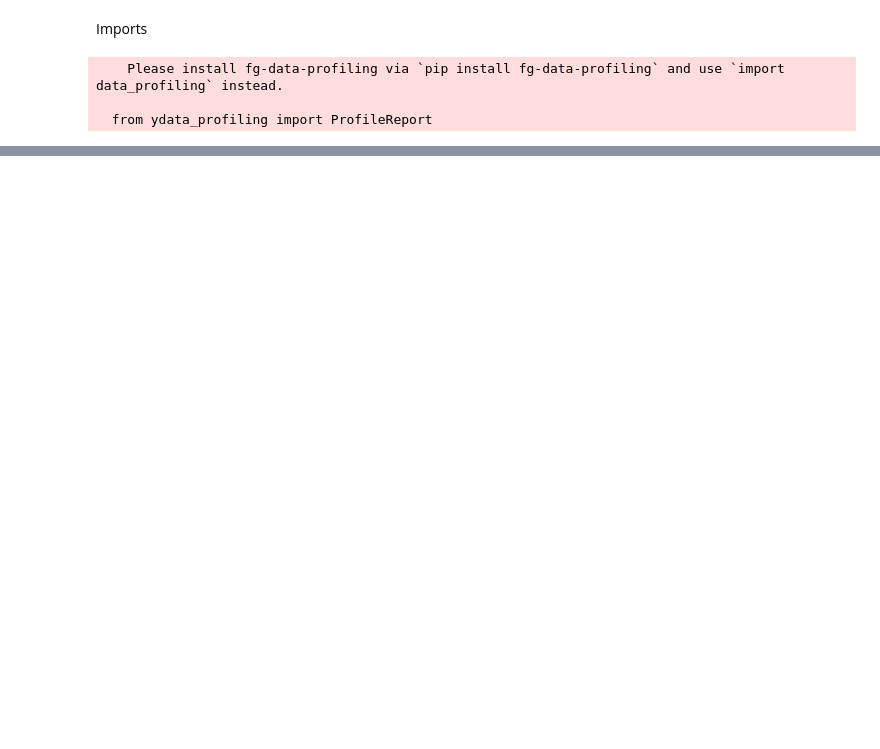
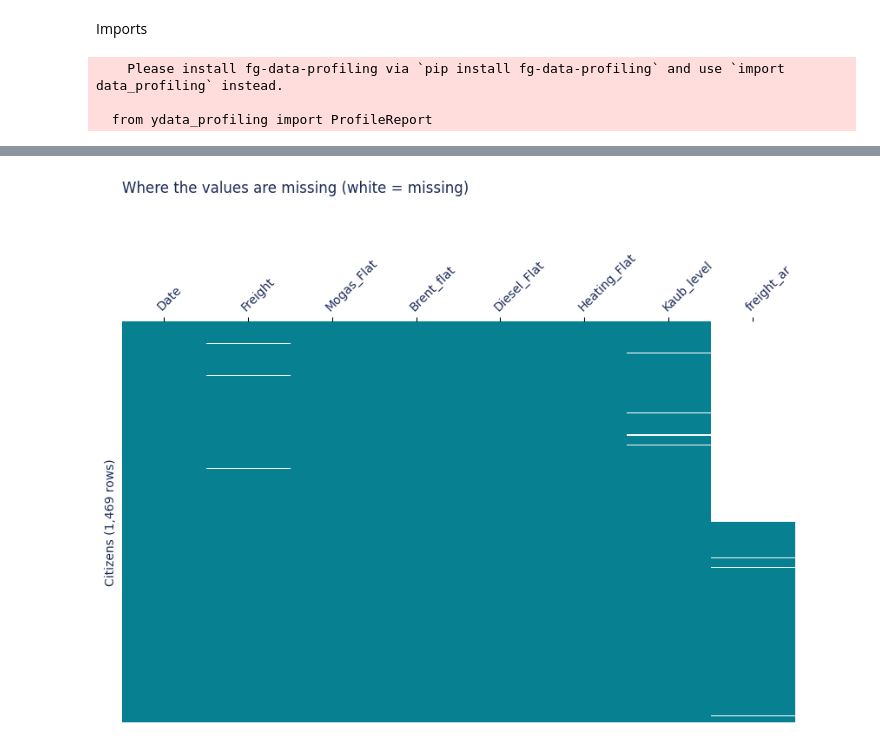
Before and after one commit to pejoCloser/Freight_Challenge, a Jupyter notebook: notebooks/01_eda_freight.ipynb, the cells around one changed output, grey strips where cells are left out. Drawn from its saved outputs; the diff is of its cells as text; code cells hidden in the pictures; blank space fills up the shorter version.

Commit message:
added Missing values analysis

```diff
--- a/notebooks/01_eda_freight.ipynb
+++ b/notebooks/01_eda_freight.ipynb
@@ -26,0 +61,30 @@ if not report_path_f.exists():
+# %%
+from matplotlib.colors import ListedColormap
+
+NAVY, TEAL = "#1c2a56", "#078091"
+FILL = TEAL                    # colour of the cells that have a value
+TEXT = NAVY
+
+
+SORT_ROWS = False              # True: group citizens with the same gaps together (blocks are easier to see)
+present = df_freight.notna()
+if SORT_ROWS:
+    present = present.sort_values(list(present.columns), ascending=False)
+
+fig, ax = plt.subplots(figsize=(10, 6))
+ax.imshow(present.values, aspect="auto", interpolation="nearest",
+          cmap=ListedColormap(["white", FILL]), vmin=0, vmax=1)   # True = coloured, NaN = white
+
+ax.set_xticks(range(present.shape[1]))
+ax.xaxis.tick_top()
+ax.set_xticklabels(present.columns, rotation=45, ha="left", rotation_mode="anchor", color=TEXT)
+ax.set_ylabel(f"Citizens ({len(df_freight):,} rows)", color=TEXT)
+ax.set_yticks([])
+ax.set_title("Where the values are missing (white = missing)", loc="left", color=TEXT, pad=48)
+for s in ax.spines.values():
+    s.set_visible(False)
+
+plt.savefig("missing_map.png", dpi=300, bbox_inches="tight", facecolor="white")
+plt.show()
+# %% [output]
+[figure, added]
```
Also changed, not shown: parts of 12 cells of this notebook, 1 other file.
